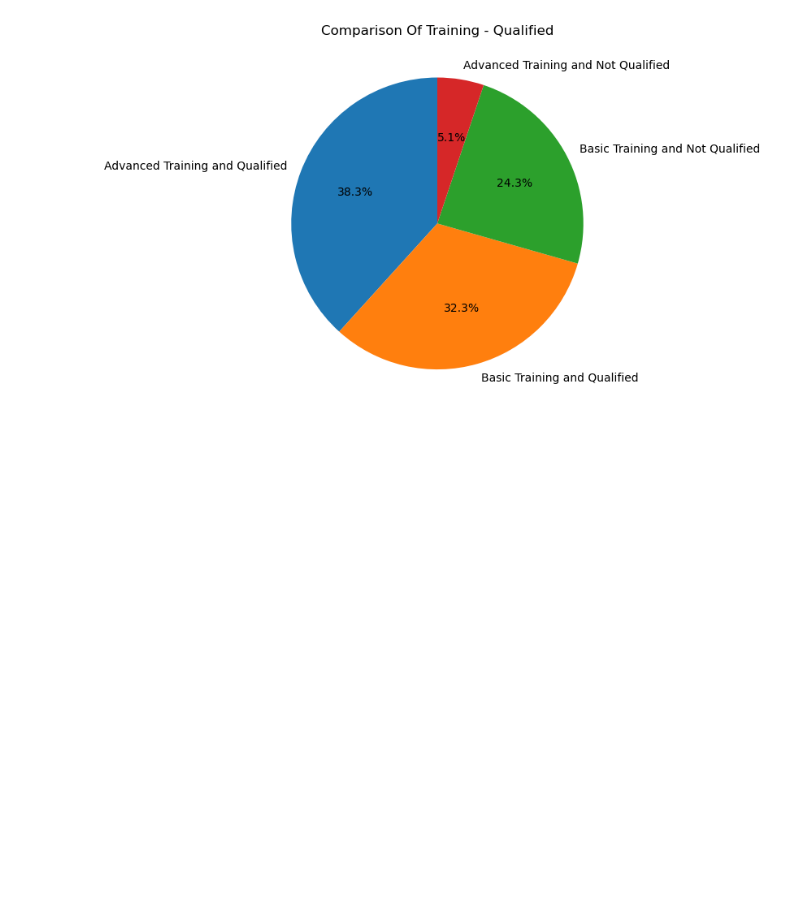
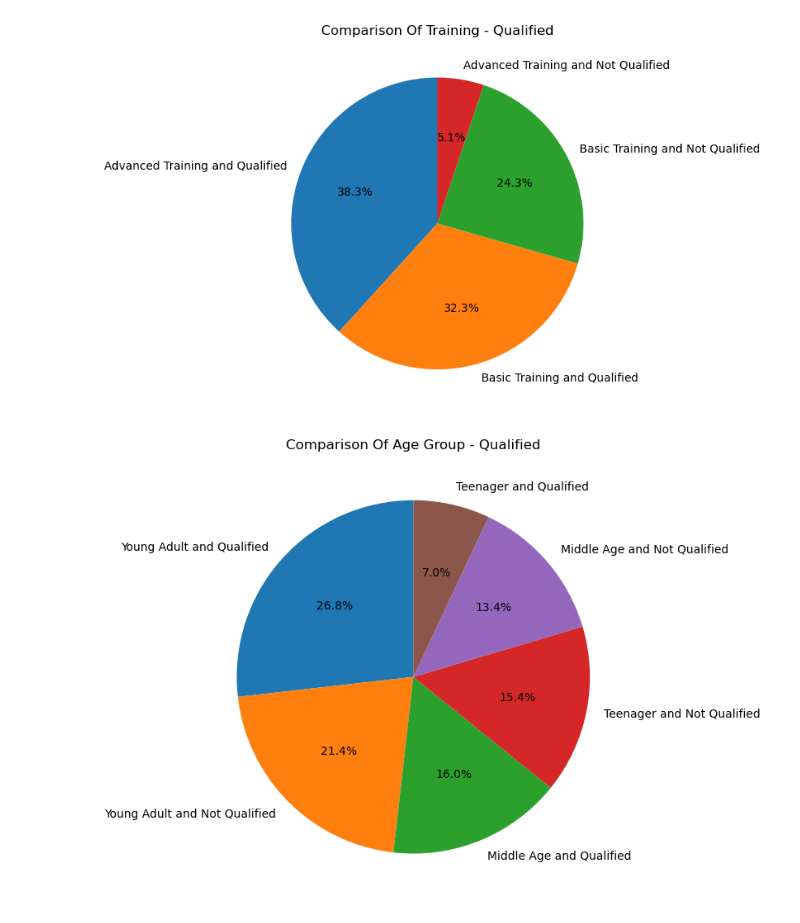
Before and after one commit to FlazeFy2/DS-Driver-s_License_Test_Scores_Data, a Jupyter notebook: exploratory data analysis-pie.ipynb, the cells around one changed output. Cells and saved outputs as stored; diff of their text form; code cells hidden in the pictures; blank space fills up the shorter version.

Commit message:
[DS] Exploratory Data Analysis (EDA) - Pie Chart Comparison of Qualified per Age Group

```diff
--- a/exploratory data analysis-pie.ipynb
+++ b/exploratory data analysis-pie.ipynb
@@ -50,3 +50,29 @@ plt.tight_layout()
 plt.show()
 # %% [output]
 [figure]
+# %%
+import pandas as pd
+import matplotlib.pyplot as plt
+
+# Dataset
+df = pd.read_csv("Drivers License Data.csv")
+
+# Exploratory Data Analysis (EDA) - Pie Chart Comparison of Qualified per Age Group
+df["Qualified"] = df["Qualified"].replace({
+    "Yes": "Qualified",
+    "No": "Not Qualified"
+})
+df["Age_Group_Qualified"] = df["Age Group"] + " and " + df["Qualified"]
+
+# Grouping
+grouped = df["Age_Group_Qualified"].value_counts()
+
+# Pie Chart
+plt.figure(figsize=(8,8))
+grouped.plot.pie(autopct='%1.1f%%', startangle=90)
+plt.title("Comparison Of Age Group - Qualified")
+plt.ylabel("")
+plt.tight_layout()
+plt.show()
+# %% [output]
+[figure, added]
```
